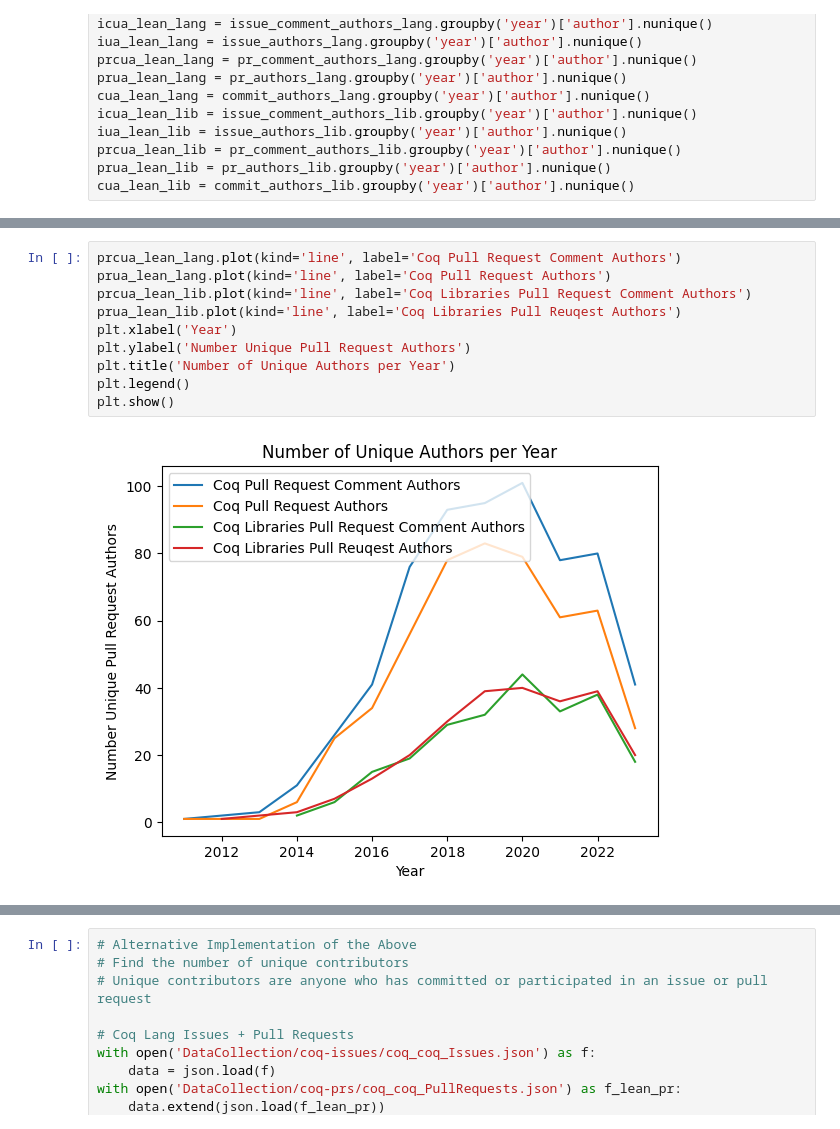
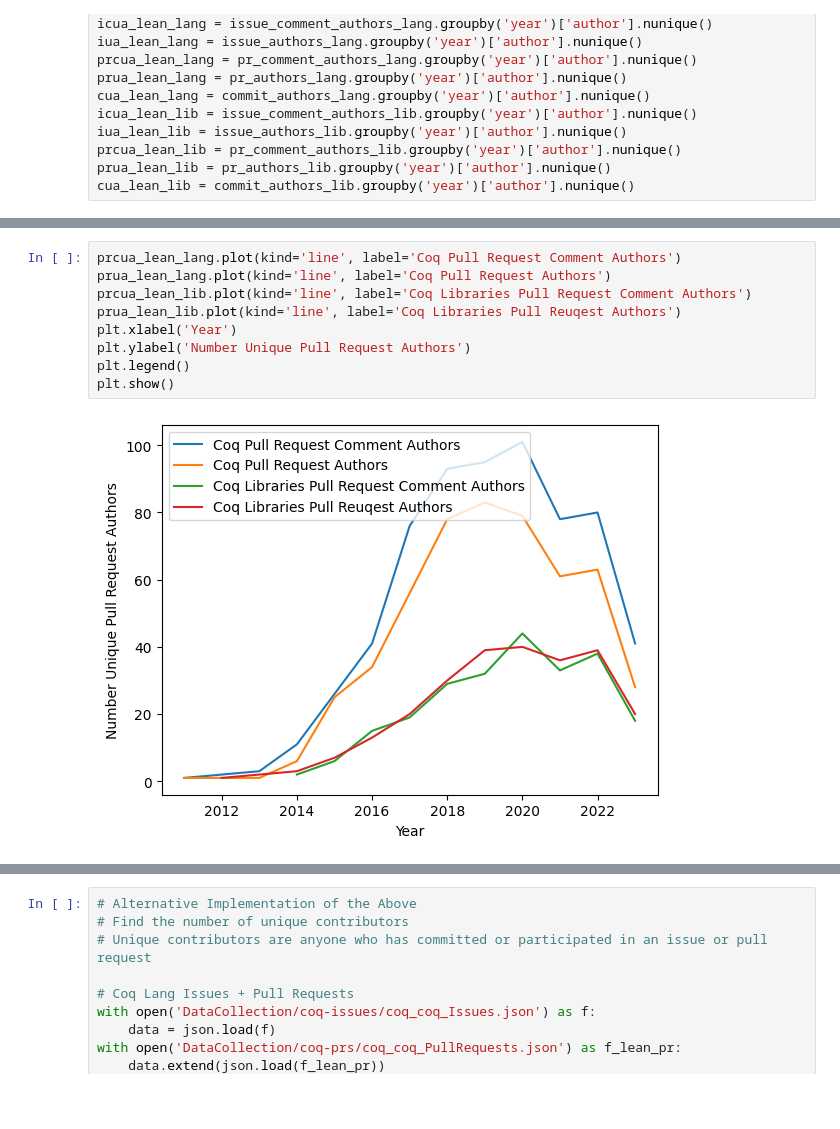
Before and after one commit to minsungc/aseproject2023, a Jupyter notebook: coq_figures.ipynb, the cells around one changed output, grey strips where cells are left out. Drawn from its saved outputs; the diff is of its cells as text; blank space fills up the shorter version.

```diff
--- a/coq_figures.ipynb
+++ b/coq_figures.ipynb
@@ -495,15 +494,14 @@ plt.show()
 # %%
 prcua_lean_lang.plot(kind='line', label='Coq Pull Request Comment Authors')
 prua_lean_lang.plot(kind='line', label='Coq Pull Request Authors')
 prcua_lean_lib.plot(kind='line', label='Coq Libraries Pull Request Comment Authors')
 prua_lean_lib.plot(kind='line', label='Coq Libraries Pull Reuqest Authors')
 plt.xlabel('Year')
 plt.ylabel('Number Unique Pull Request Authors')
-plt.title('Number of Unique Authors per Year')
 plt.legend()
 plt.show()
 # %% [output]
-[figure, old version]
+[figure, new version]
 # %%
 cua_lean_lang.plot(kind='line', label='Coq Commit Authors')
 cua_lean_lib.plot(kind='line', label='Coq Libraries Commit Authors')
```
Also changed, not shown: parts of 3 cells of this notebook, 6 other files.
